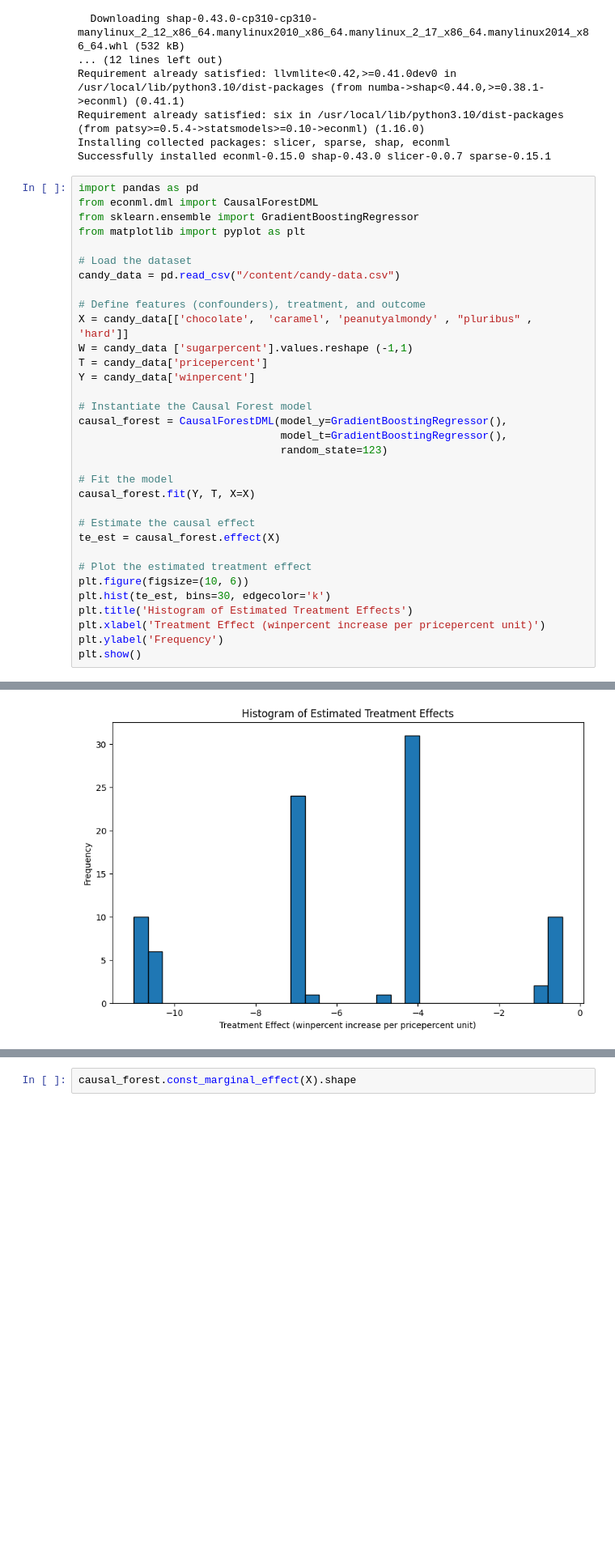
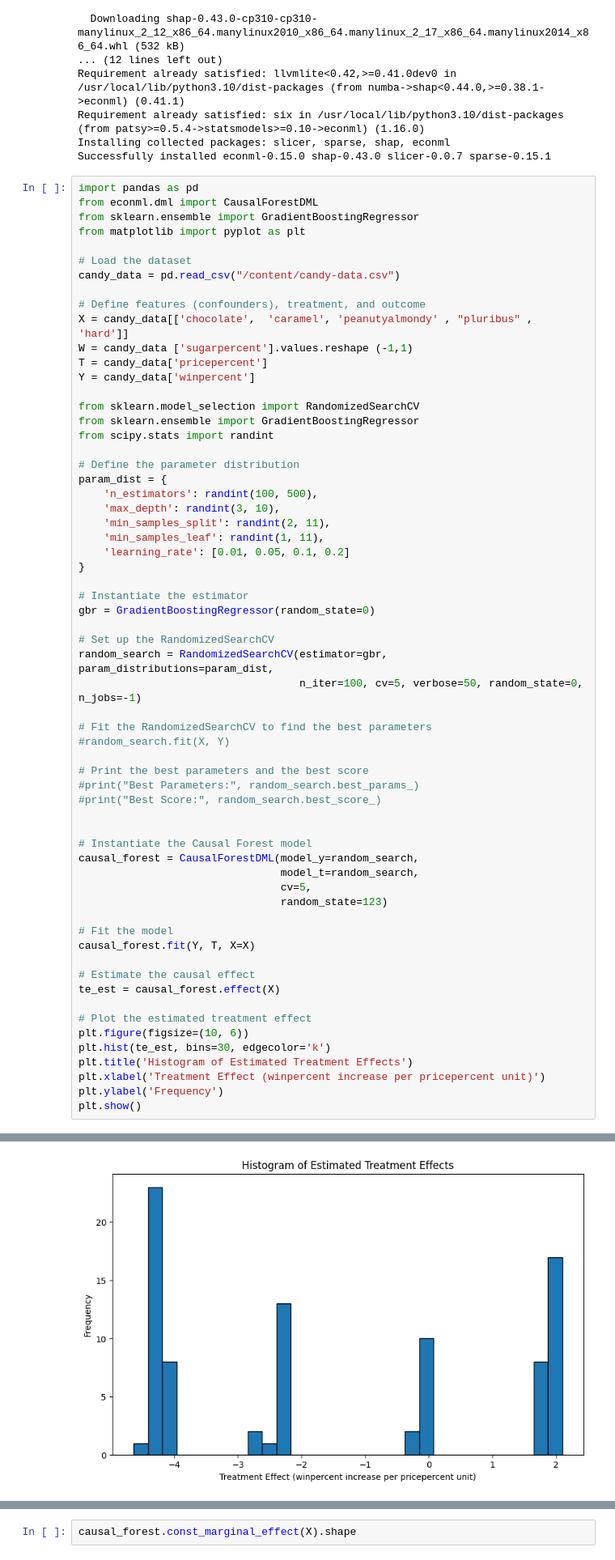
Before and after one commit to Eezzeldin/candy, a Jupyter notebook: candy_priceElasticity.ipynb, the cells around one changed output, grey strips where cells are left out. Shown at 81% size. Cells and saved outputs as stored; diff of their text form; blank space fills up the shorter version.

```diff
--- a/candy_priceElasticity.ipynb
+++ b/candy_priceElasticity.ipynb
@@ -144,9 +144,38 @@ W = candy_data ['sugarpercent'].values.reshape (-1,1)
 T = candy_data['pricepercent']
 Y = candy_data['winpercent']
 
+from sklearn.model_selection import RandomizedSearchCV
+from sklearn.ensemble import GradientBoostingRegressor
+from scipy.stats import randint
+
+# Define the parameter distribution
+param_dist = {
+    'n_estimators': randint(100, 500),
+    'max_depth': randint(3, 10),
+    'min_samples_split': randint(2, 11),
+    'min_samples_leaf': randint(1, 11),
+    'learning_rate': [0.01, 0.05, 0.1, 0.2]
+}
+
+# Instantiate the estimator
+gbr = GradientBoostingRegressor(random_state=0)
+
+# Set up the RandomizedSearchCV
+random_search = RandomizedSearchCV(estimator=gbr, param_distributions=param_dist,
+                                   n_iter=100, cv=5, verbose=50, random_state=0, n_jobs=-1)
+
+# Fit the RandomizedSearchCV to find the best parameters
+#random_search.fit(X, Y)
+
+# Print the best parameters and the best score
+#print("Best Parameters:", random_search.best_params_)
+#print("Best Score:", random_search.best_score_)
+
+
 # Instantiate the Causal Forest model
-causal_forest = CausalForestDML(model_y=GradientBoostingRegressor(),
-                                model_t=GradientBoostingRegressor(),
+causal_forest = CausalForestDML(model_y=random_search,
+                                model_t=random_search,
+                                cv=5,
                                 random_state=123)
 
 # Fit the model
@@ -166,4 +213,4 @@ plt.show()
-[figure, old version]
+[figure, new version]
 # %%
 [mdl.score(X,Y) for mdls in causal_forest.models_y for mdl in mdls]
 # %% [output]
```
Also changed, not shown: parts of 8 cells of this notebook.
